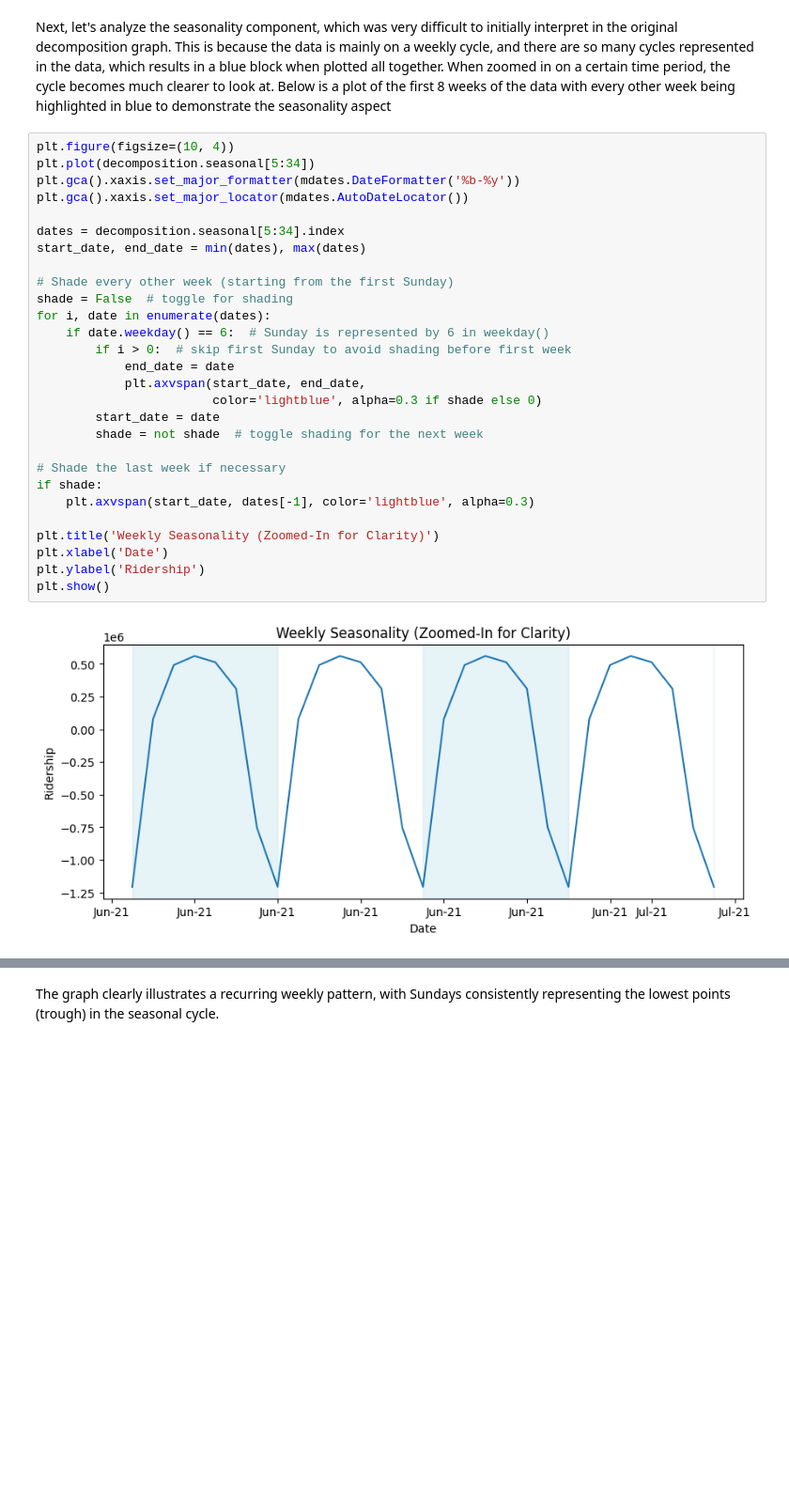
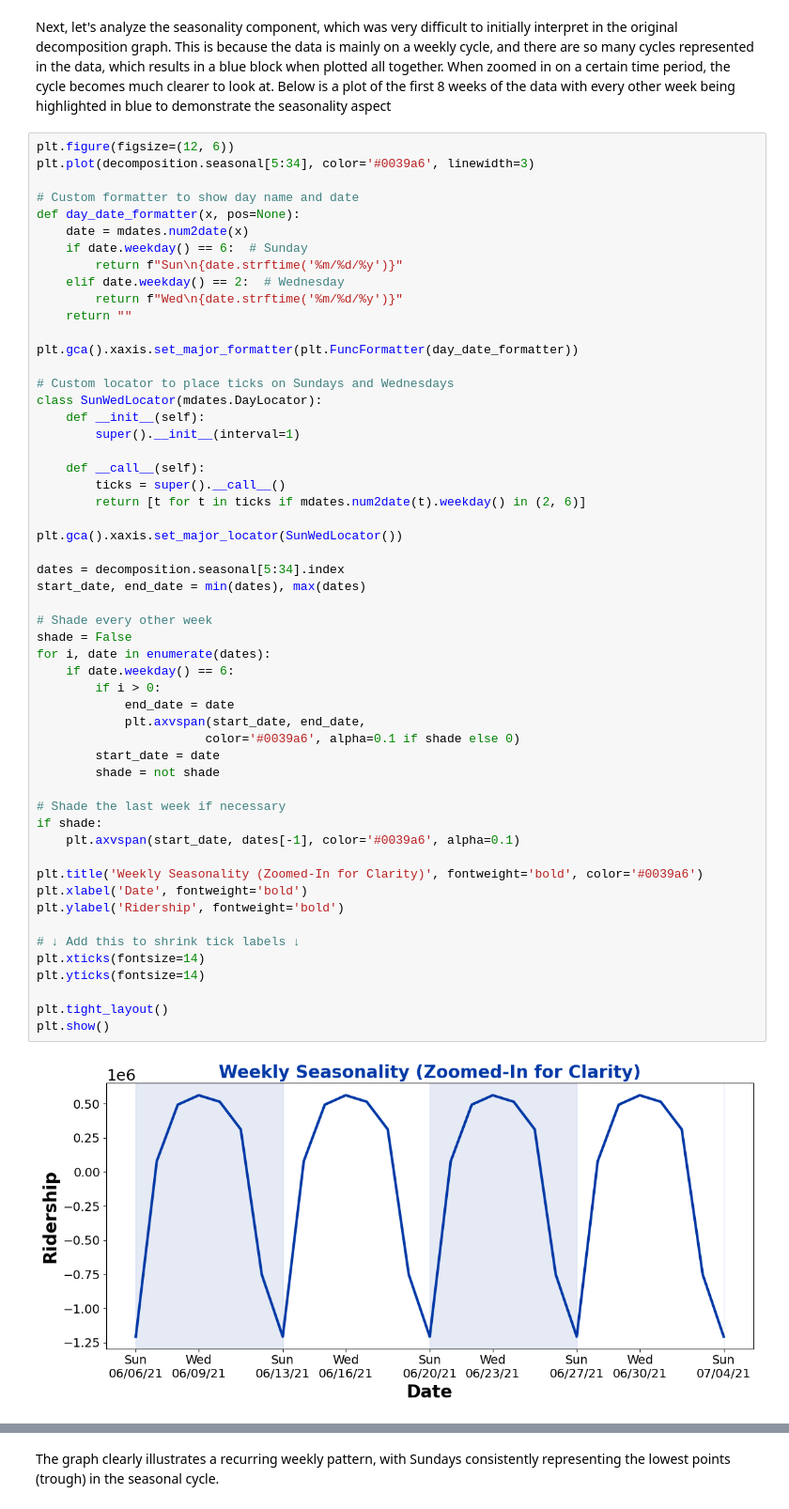
Before and after one commit to mducphamm/CSE6242_Spring2025, a Jupyter notebook: time-series-analysis/time_series_analysis.ipynb, the cells around one changed output, grey strips where cells are left out. Shown at 94% size. Cells and saved outputs as stored; diff of their text form; blank space fills up the shorter version.

```diff
--- a/time-series-analysis/time_series_analysis.ipynb
+++ b/time-series-analysis/time_series_analysis.ipynb
@@ -310,32 +313,58 @@ Kendall's tau quantifies the strength and direction of a trend, with values rang
 # %% [markdown]
 Next, let's analyze the seasonality component, which was very difficult to initially interpret in the original decomposition graph. This is because the data is mainly on a weekly cycle, and there are so many cycles represented in the data, which results in a blue block when plotted all together. When zoomed in on a certain time period, the cycle becomes much clearer to look at. Below is a plot of the first 8 weeks of the data with every other week being highlighted in blue to demonstrate the seasonality aspect
 # %%
-plt.figure(figsize=(10, 4))
-plt.plot(decomposition.seasonal[5:34])
-plt.gca().xaxis.set_major_formatter(mdates.DateFormatter('%b-%y'))
-plt.gca().xaxis.set_major_locator(mdates.AutoDateLocator())
+plt.figure(figsize=(12, 6))
+plt.plot(decomposition.seasonal[5:34], color='#0039a6', linewidth=3)
+
+# Custom formatter to show day name and date
+def day_date_formatter(x, pos=None):
+    date = mdates.num2date(x)
+    if date.weekday() == 6:  # Sunday
+        return f"Sun\n{date.strftime('%m/%d/%y')}"
+    elif date.weekday() == 2:  # Wednesday
+        return f"Wed\n{date.strftime('%m/%d/%y')}"
+    return ""
+
+plt.gca().xaxis.set_major_formatter(plt.FuncFormatter(day_date_formatter))
+
+# Custom locator to place ticks on Sundays and Wednesdays
+class SunWedLocator(mdates.DayLocator):
+    def __init__(self):
+        super().__init__(interval=1)
+
+    def __call__(self):
+        ticks = super().__call__()
+        return [t for t in ticks if mdates.num2date(t).weekday() in (2, 6)]
+
+plt.gca().xaxis.set_major_locator(SunWedLocator())
 
 dates = decomposition.seasonal[5:34].index
 start_date, end_date = min(dates), max(dates)
 
-# Shade every other week (starting from the first Sunday)
-shade = False  # toggle for shading
+# Shade every other week
+shade = False
 for i, date in enumerate(dates):
-    if date.weekday() == 6:  # Sunday is represented by 6 in weekday()
-        if i > 0:  # skip first Sunday to avoid shading before first week
+    if date.weekday() == 6:
+        if i > 0:
             end_date = date
             plt.axvspan(start_date, end_date,
-                        color='lightblue', alpha=0.3 if shade else 0)
+                       color='#0039a6', alpha=0.1 if shade else 0)
         start_date = date
-        shade = not shade  # toggle shading for the next week
+        shade = not shade
 
 # Shade the last week if necessary
 if shade:
-    plt.axvspan(start_date, dates[-1], color='lightblue', alpha=0.3)
+    plt.axvspan(start_date, dates[-1], color='#0039a6', alpha=0.1)
 
-plt.title('Weekly Seasonality (Zoomed-In for Clarity)')
-plt.xlabel('Date')
-plt.ylabel('Ridership')
+plt.title('Weekly Seasonality (Zoomed-In for Clarity)', fontweight='bold', color='#0039a6')
+plt.xlabel('Date', fontweight='bold')
+plt.ylabel('Ridership', fontweight='bold')
+
+# ↓ Add this to shrink tick labels ↓
+plt.xticks(fontsize=14)
+plt.yticks(fontsize=14)
+
+plt.tight_layout()
 plt.show()
 # %% [output]
-[figure, old version]
+[figure, new version]
```
Also changed, not shown: parts of 17 cells of this notebook.
